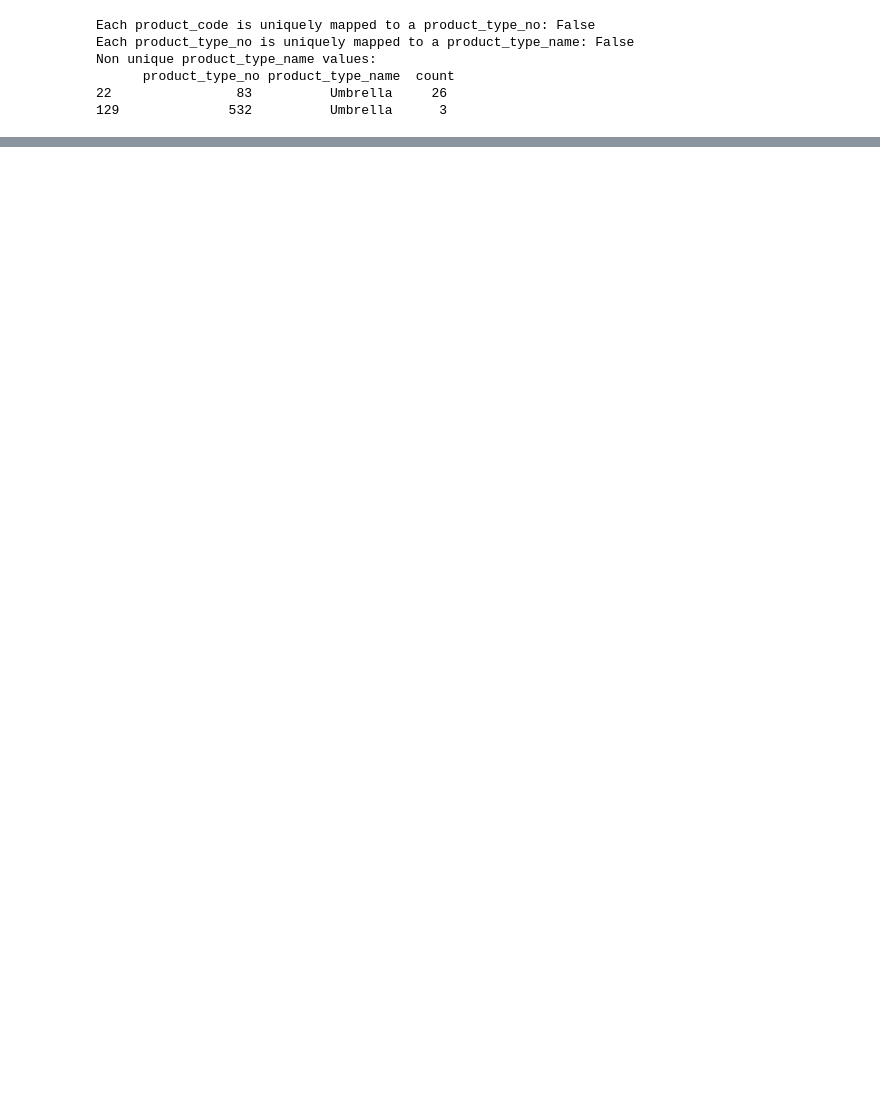
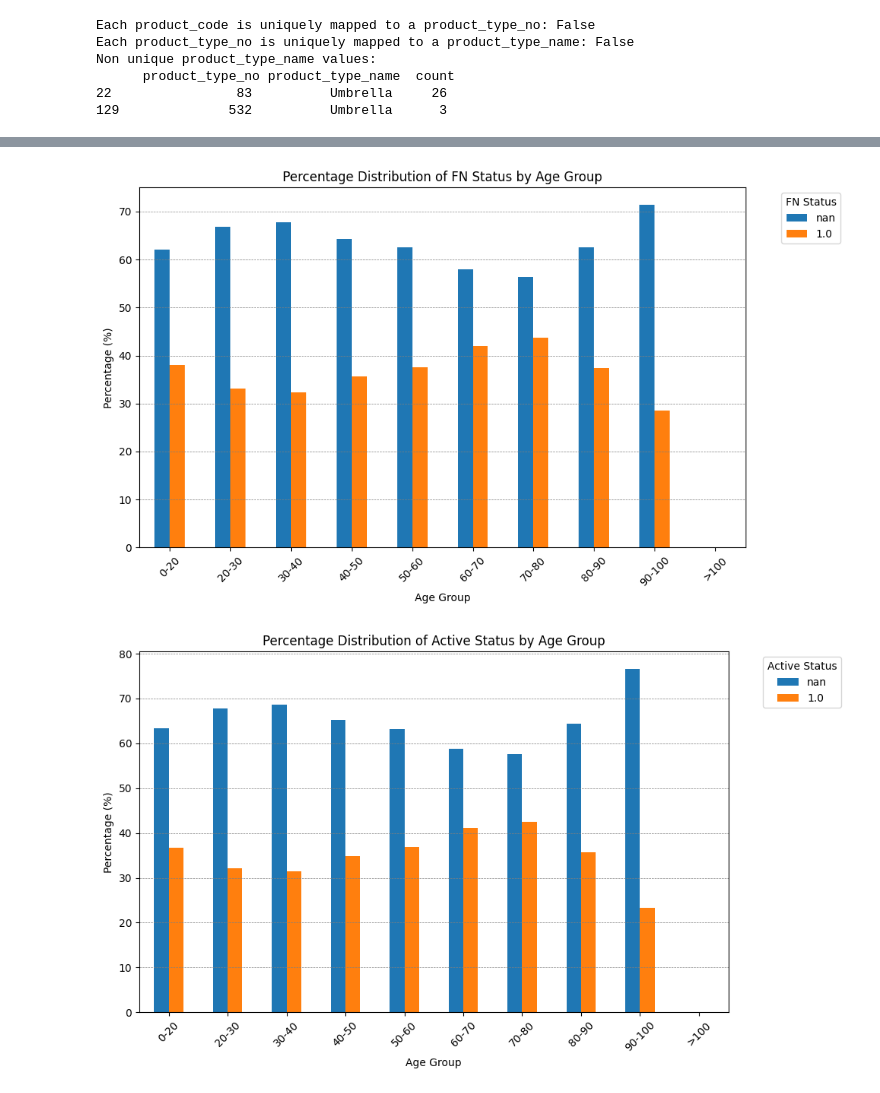
Before and after one commit to LienM/ai-project-23-24, a Jupyter notebook: MaksimKarnaukh/EDA.ipynb, the cells around one changed output, grey strips where cells are left out. Cells and saved outputs as stored; diff of their text form; code cells hidden in the pictures; blank space fills up the shorter version.

```diff
--- a/MaksimKarnaukh/EDA.ipynb
+++ b/MaksimKarnaukh/EDA.ipynb
@@ -191,0 +363,5 @@ Non unique product_type_name values:
+# %%
+graphs_by_age_group(customers)
+# %% [output]
+[figure, added]
+[figure, added]
```
Also changed, not shown: parts of 26 cells of this notebook, 1 other file.
